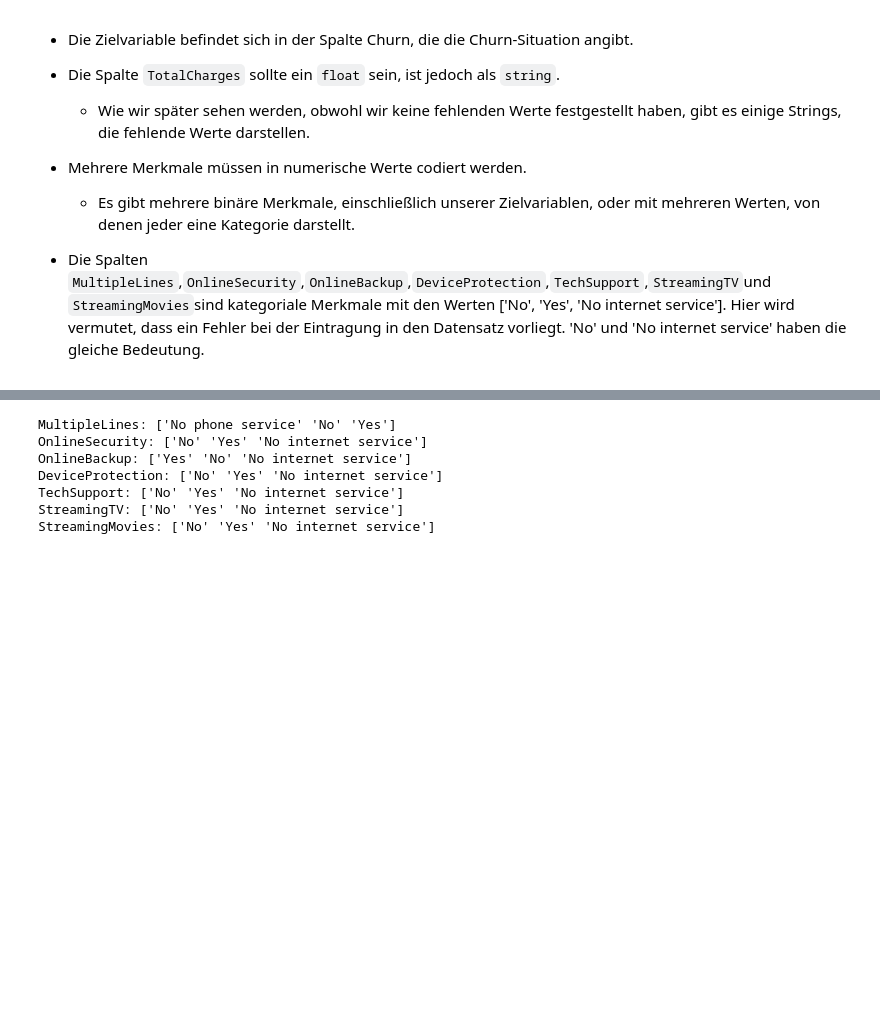
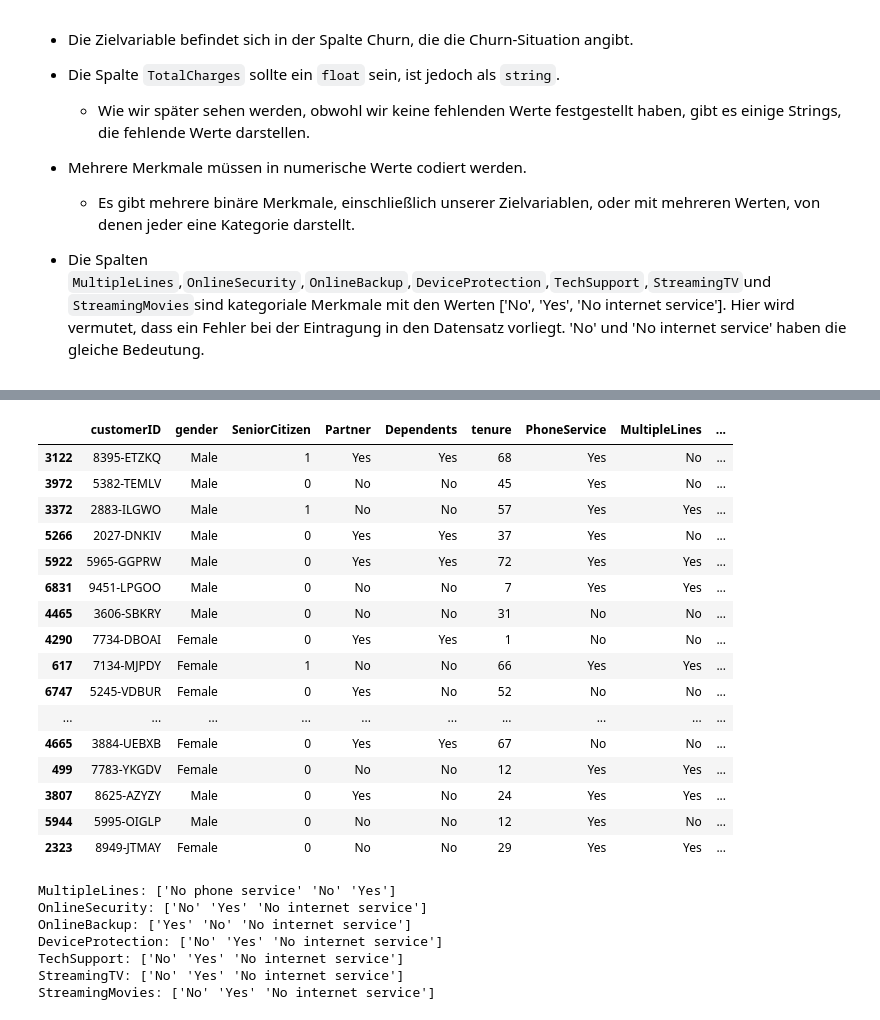
Before and after one commit to awildt01/Predicting-Churn, a Jupyter notebook: churn_de.ipynb, the cells around one changed output, grey strips where cells are left out. Saved outputs shown, nothing was run; the diff lists cells and outputs as text; code cells hidden in the pictures; blank space fills up the shorter version.

```diff
--- a/churn_de.ipynb
+++ b/churn_de.ipynb
@@ -229,3 +230,24 @@ df.sample(50)
+# %%
+
+df.sample(50,random_state=49)
+# %% [output]
+|  | customerID | gender | SeniorCitizen | Partner | Dependents | tenure | PhoneService | MultipleLines | ... |
+| 3122 | 8395-ETZKQ | Male | 1 | Yes | Yes | 68 | Yes | No | ... |
+| 3972 | 5382-TEMLV | Male | 0 | No | No | 45 | Yes | No | ... |
+| 3372 | 2883-ILGWO | Male | 1 | No | No | 57 | Yes | Yes | ... |
+| 5266 | 2027-DNKIV | Male | 0 | Yes | Yes | 37 | Yes | No | ... |
+| 5922 | 5965-GGPRW | Male | 0 | Yes | Yes | 72 | Yes | Yes | ... |
+| 6831 | 9451-LPGOO | Male | 0 | No | No | 7 | Yes | Yes | ... |
+| 4465 | 3606-SBKRY | Male | 0 | No | No | 31 | No | No | ... |
+| 4290 | 7734-DBOAI | Female | 0 | Yes | Yes | 1 | No | No | ... |
+| 617 | 7134-MJPDY | Female | 1 | No | No | 66 | Yes | Yes | ... |
+| 6747 | 5245-VDBUR | Female | 0 | Yes | No | 52 | No | No | ... |
+| ... | ... | ... | ... | ... | ... | ... | ... | ... | ... |
+| 4665 | 3884-UEBXB | Female | 0 | Yes | Yes | 67 | No | No | ... |
+| 499 | 7783-YKGDV | Female | 0 | No | No | 12 | Yes | Yes | ... |
+| 3807 | 8625-AZYZY | Male | 0 | Yes | No | 24 | Yes | Yes | ... |
+| 5944 | 5995-OIGLP | Male | 0 | No | No | 12 | Yes | No | ... |
+| 2323 | 8949-JTMAY | Female | 0 | No | No | 29 | Yes | Yes | ... |
 # %%
 # OnlineSecurity	OnlineBackup	DeviceProtection	TechSupport	StreamingTV	StreamingMovies
 
```
Also changed, not shown: parts of 3 cells of this notebook.
